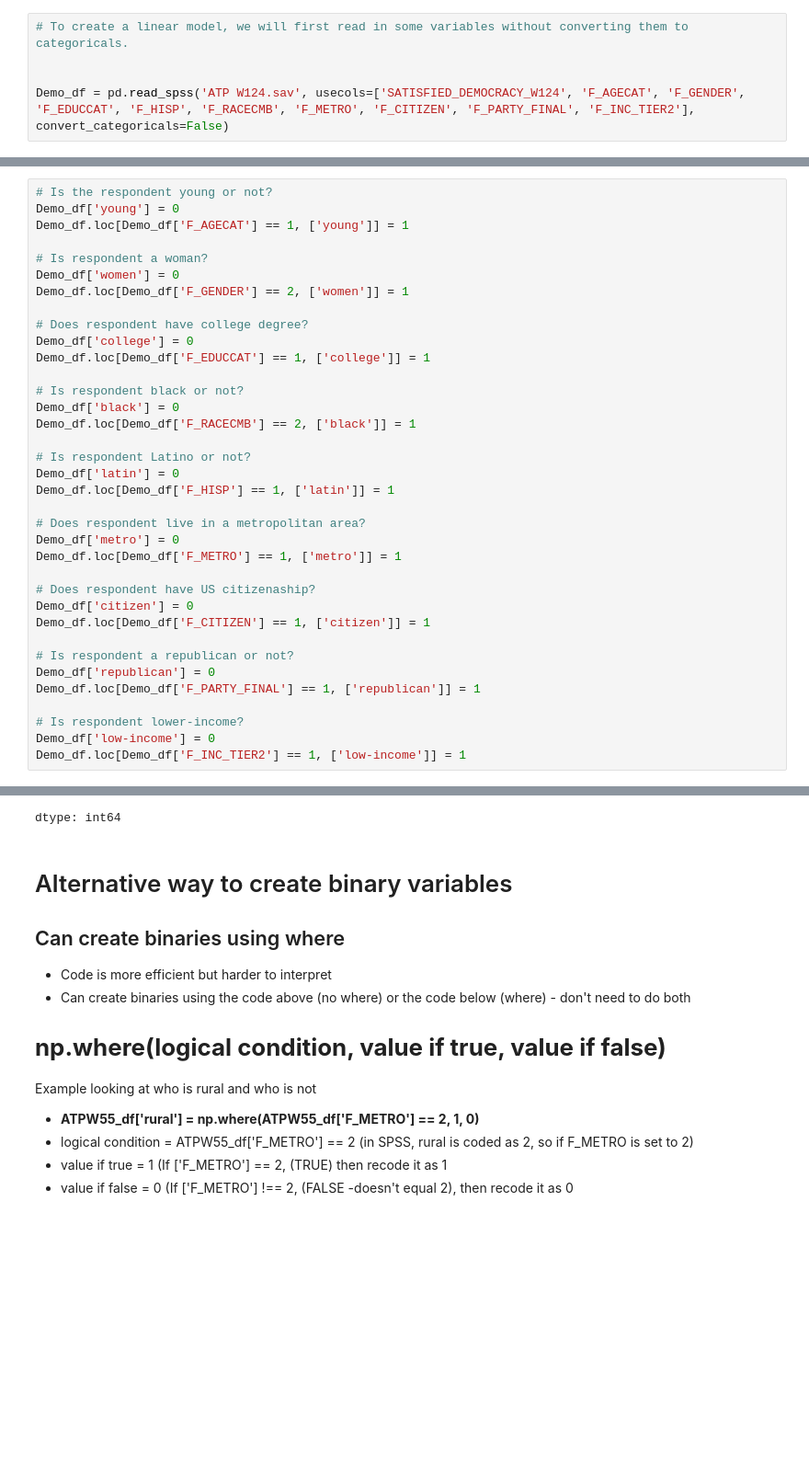
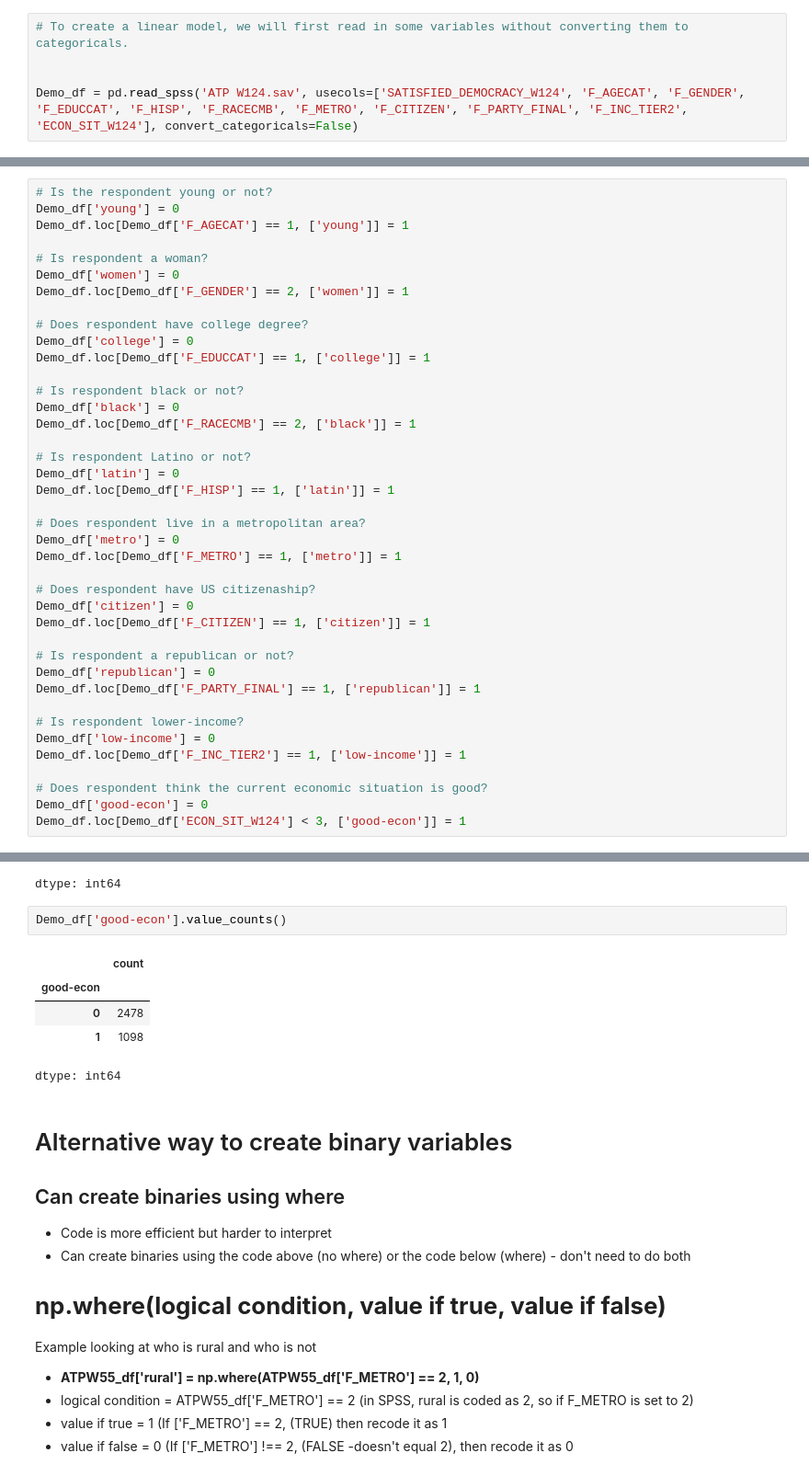
Before and after one commit to 550tealeaves/DATA-70500-working-with-data, a Jupyter notebook: Final_project_DATA_70500_revised.ipynb, the cells around one changed output, grey strips where cells are left out. Shown: that part at 92% size. Drawn from its saved outputs; the diff is of its cells as text; blank space fills up the shorter version.

```diff
--- a/Final_project_DATA_70500_revised.ipynb
+++ b/Final_project_DATA_70500_revised.ipynb
@@ -372,7 +372,7 @@ plt.show()
 # To create a linear model, we will first read in some variables without converting them to categoricals.
 
 
-Demo_df = pd.read_spss('ATP W124.sav', usecols=['SATISFIED_DEMOCRACY_W124', 'F_AGECAT', 'F_GENDER', 'F_EDUCCAT', 'F_HISP', 'F_RACECMB', 'F_METRO', 'F_CITIZEN', 'F_PARTY_FINAL', 'F_INC_TIER2'], convert_categoricals=False)
+Demo_df = pd.read_spss('ATP W124.sav', usecols=['SATISFIED_DEMOCRACY_W124', 'F_AGECAT', 'F_GENDER', 'F_EDUCCAT', 'F_HISP', 'F_RACECMB', 'F_METRO', 'F_CITIZEN', 'F_PARTY_FINAL', 'F_INC_TIER2', 'ECON_SIT_W124'], convert_categoricals=False)
 # %% [markdown]
 ### (2B) Create **BINARY** variables to identify demographic characteristics to model
 - Divide the survey question into 2 categories (yes/no)
@@ -416,6 +416,10 @@ Demo_df.loc[Demo_df['F_PARTY_FINAL'] == 1, ['republican']] = 1
 # Is respondent lower-income?
 Demo_df['low-income'] = 0
 Demo_df.loc[Demo_df['F_INC_TIER2'] == 1, ['low-income']] = 1
+
+# Does respondent think the current economic situation is good?
+Demo_df['good-econ'] = 0
+Demo_df.loc[Demo_df['ECON_SIT_W124'] < 3, ['good-econ']] = 1
 # %% [markdown]
 ### (3B) Use .value_counts() to confirm the newly created binary variables are accurate
 # %%
@@ -490,6 +494,14 @@ Demo_df['low-income'].value_counts()
 | 0 | 2623 |
 | 1 | 953 |
 dtype: int64
+# %%
+Demo_df['good-econ'].value_counts()
+# %% [output]
+|  | count |
+| good-econ |  |
+| 0 | 2478 |
+| 1 | 1098 |
+dtype: int64
 # %% [markdown]
 # Alternative way to create binary variables
 ## Can create binaries using where
```
Also changed, not shown: parts of 33 cells of this notebook.
